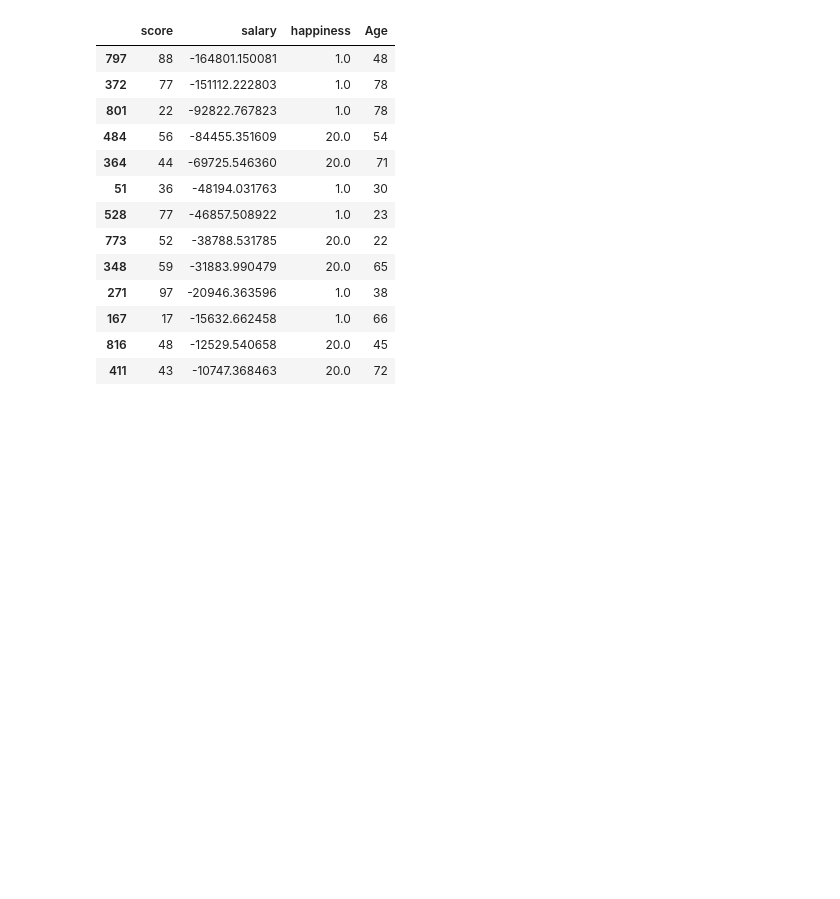
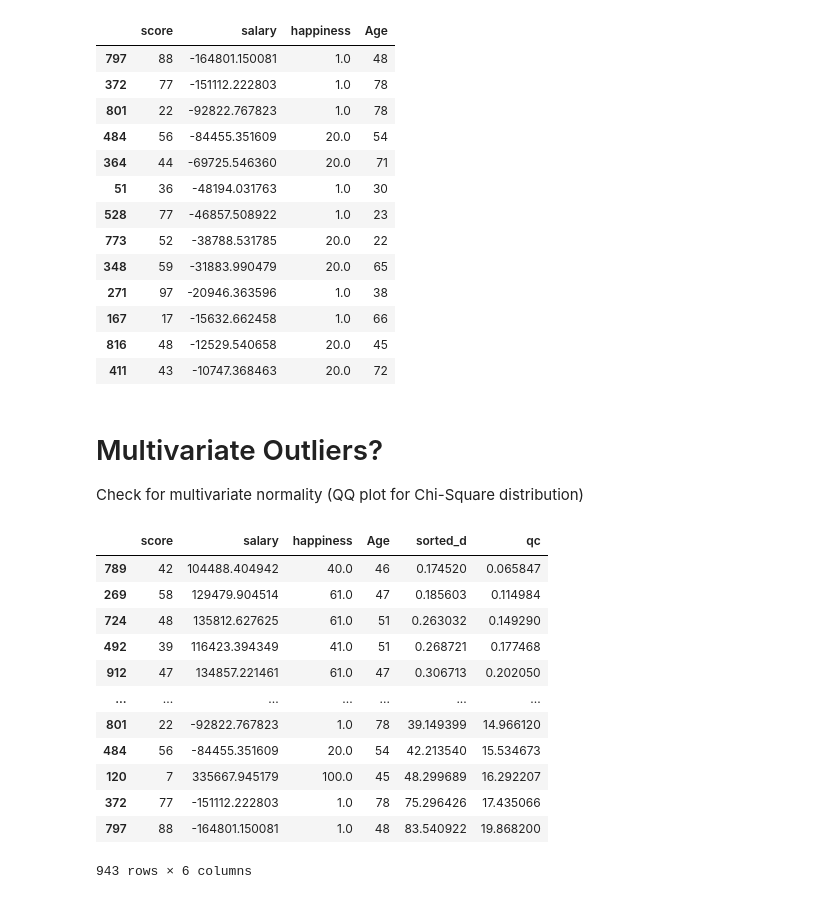
Before and after one commit to maxluetkemeyer/dataset_generator, a Jupyter notebook: dataset_1/2_OutlierDetection.ipynb, the cells around one changed output. Saved outputs shown, nothing was run; the diff lists cells and outputs as text; code cells hidden in the pictures; blank space fills up the shorter version.

```diff
--- a/dataset_1/2_OutlierDetection.ipynb
+++ b/dataset_1/2_OutlierDetection.ipynb
@@ -71,3 +63,7 @@ outliers.sort_values(by='salary')
 | 167 | 17 | -15632.662458 | 1.0 | 66 |
 | 816 | 48 | -12529.540658 | 20.0 | 45 |
 | 411 | 43 | -10747.368463 | 20.0 | 72 |
+# %% [markdown]
+# Multivariate Outliers?
+
+Check for multivariate normality (QQ plot for Chi-Square distribution)
@@ -73,0 +87,19 @@ outliers.sort_values(by='salary')
+# %%
+# Get the theoretical quantile value for each observed one
+n = len(data)
+data['qc']= [chi2.ppf((i - 0.5) / n, df=deg_f) for i in range(1, n + 1)]
+data
+# %% [output]
+|  | score | salary | happiness | Age | sorted_d | qc |
+| 789 | 42 | 104488.404942 | 40.0 | 46 | 0.174520 | 0.065847 |
+| 269 | 58 | 129479.904514 | 61.0 | 47 | 0.185603 | 0.114984 |
+| 724 | 48 | 135812.627625 | 61.0 | 51 | 0.263032 | 0.149290 |
+| 492 | 39 | 116423.394349 | 41.0 | 51 | 0.268721 | 0.177468 |
+| 912 | 47 | 134857.221461 | 61.0 | 47 | 0.306713 | 0.202050 |
+| ... | ... | ... | ... | ... | ... | ... |
+| 801 | 22 | -92822.767823 | 1.0 | 78 | 39.149399 | 14.966120 |
+| 484 | 56 | -84455.351609 | 20.0 | 54 | 42.213540 | 15.534673 |
+| 120 | 7 | 335667.945179 | 100.0 | 45 | 48.299689 | 16.292207 |
+| 372 | 77 | -151112.222803 | 1.0 | 78 | 75.296426 | 17.435066 |
+| 797 | 88 | -164801.150081 | 1.0 | 48 | 83.540922 | 19.868200 |
+943 rows × 6 columns
```
Also changed, not shown: parts of 11 cells of this notebook, 1 other file.
